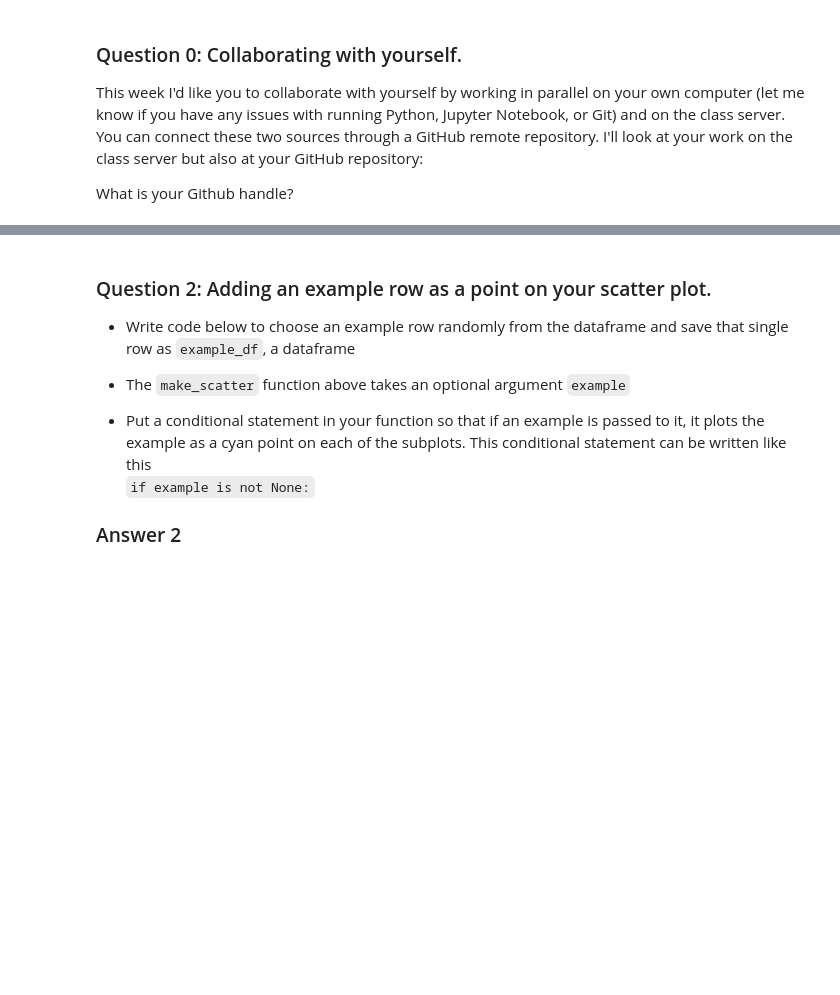
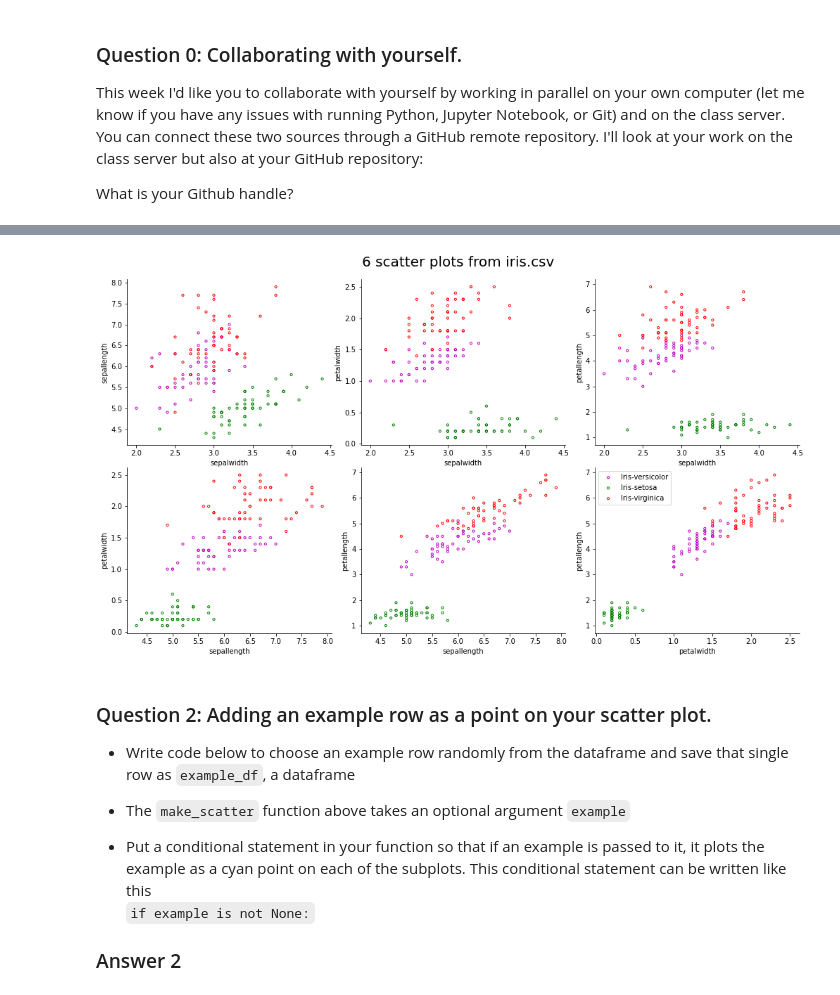
Before and after one commit to symmetricK/BDS311-hw09, a Jupyter notebook: hw09.ipynb, the cells around one changed output, grey strips where cells are left out. Drawn from its saved outputs; the diff is of its cells as text; code cells hidden in the pictures; blank space fills up the shorter version.

```diff
--- a/hw09.ipynb
+++ b/hw09.ipynb
@@ -32,25 +32,76 @@ Make the code that produces this plot a function, `make_scatter` as we will modi
 To make figure readable, adjust figure size, `fig.set_size_inches` and marker size of scatter.
 
 ### Answer 1:
-# %%
-#Code for Answer 1
-import pandas as pd
-import matplotlib.pyplot as plt
-import numpy as np
-df=pd.read_csv('iris.csv')
-df.columns
-
-
-def make_scatter(df,example=None,k=None):
-    '''
-    Input: df, iris Pandas data frame
-    Optional input: example,data frame to plot as point on scatter plots
-    Optional input: k, number of closest points to mark
-    Makes six scatter plots for each unique pair of parameters
-    '''
-    ...
-
-make_scatter(df)
+# %%
+#Code for Answer 1
+import pandas as pd
+import matplotlib.pyplot as plt
+import numpy as np
+df=pd.read_csv('iris.csv')
+df.columns
+
+
+def make_scatter(df,example=None,k=None):
+    '''
+    Input: df, iris Pandas data frame
+    Optional input: example,data frame to plot as point on scatter plots
+    Optional input: k, number of closest points to mark
+    Makes six scatter plots for each unique pair of parameters
+    '''
+    rows=2
+    columns=3
+    n=1
+    classes=['Iris-versicolor','Iris-setosa','Iris-virginica']
+    colors=['m','g','r']
+    fig, axs=plt.subplots(rows,columns)
+    fig.suptitle("6 scatter plots from iris.csv",fontsize=20)
+    fig.set_size_inches(14,8)
+    fig.tight_layout()
+
+    for row in np.arange(rows):
+        for column in np.arange(columns):
+            axs[row,column].spines['top'].set_visible(False)
+            axs[row,column].spines['right'].set_visible(False)
+            if(n==1):
+                x=df.sepalwidth
+                y=df.sepallength
+                axs[row,column].set_xlabel('sepalwidth',fontsize=10)
+                axs[row,column].set_ylabel('sepallength',fontsize=10)
+            elif(n==2):
+                x=df.sepalwidth
+                y=df.petalwidth
+                axs[row,column].set_xlabel('sepalwidth',fontsize=10)
+                axs[row,column].set_ylabel('petalwidth',fontsize=10)
+            elif(n==3):
+                x=df.sepalwidth
+                y=df.petallength
+                axs[row,column].set_xlabel('sepalwidth',fontsize=10)
+                axs[row,column].set_ylabel('petallength',fontsize=10)
+            elif(n==4):
+                x=df.sepallength
+                y=df.petalwidth
+                axs[row,column].set_xlabel('sepallength',fontsize=10)
+                axs[row,column].set_ylabel('petalwidth',fontsize=10)
+            elif(n==5):
+                x=df.sepallength
+                y=df.petallength
+                axs[row,column].set_xlabel('sepallength',fontsize=10)
+                axs[row,column].set_ylabel('petallength',fontsize=10)
+            else:
+                x=df.petalwidth
+                y=df.petallength
+                axs[row,column].set_xlabel('petalwidth',fontsize=10)
+                axs[row,column].set_ylabel('petallength',fontsize=10)
+            n+=1
+            for index in np.arange(len(classes)):
+                cr_class=classes[index]
+                axs[row,column].scatter(x[df['class']==cr_class],y[df['class']==cr_class],s=10,facecolors='None',edgecolors=colors[index], label=cr_class)
+                if(n==7):
+                    axs[row,column].legend(loc='upper left',fontsize=10)
+
+make_scatter(df)
+# %% [output]
+[figure, added]
 # %% [markdown]
 ### Question 2: Adding an example row as a point on your scatter plot.
 
```
